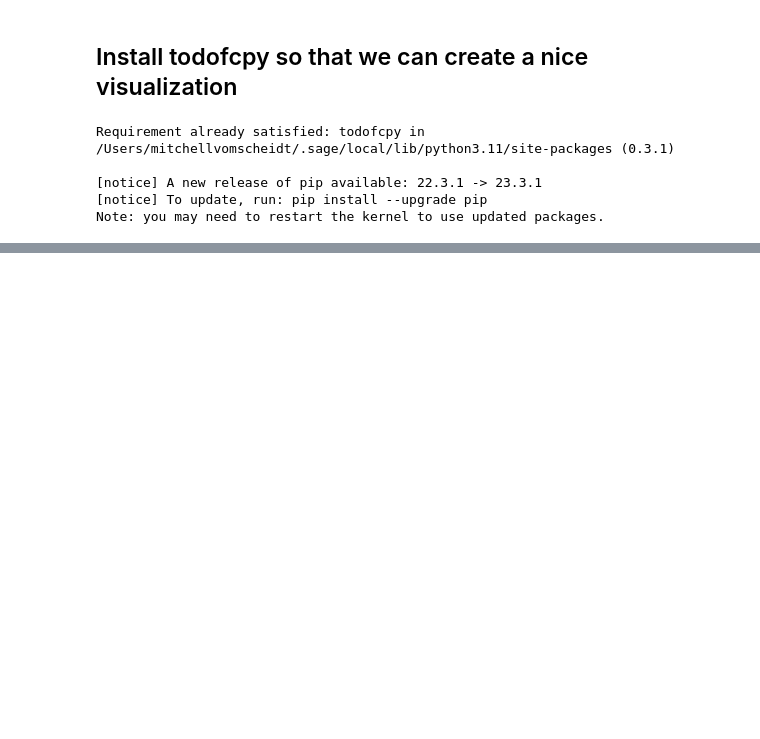
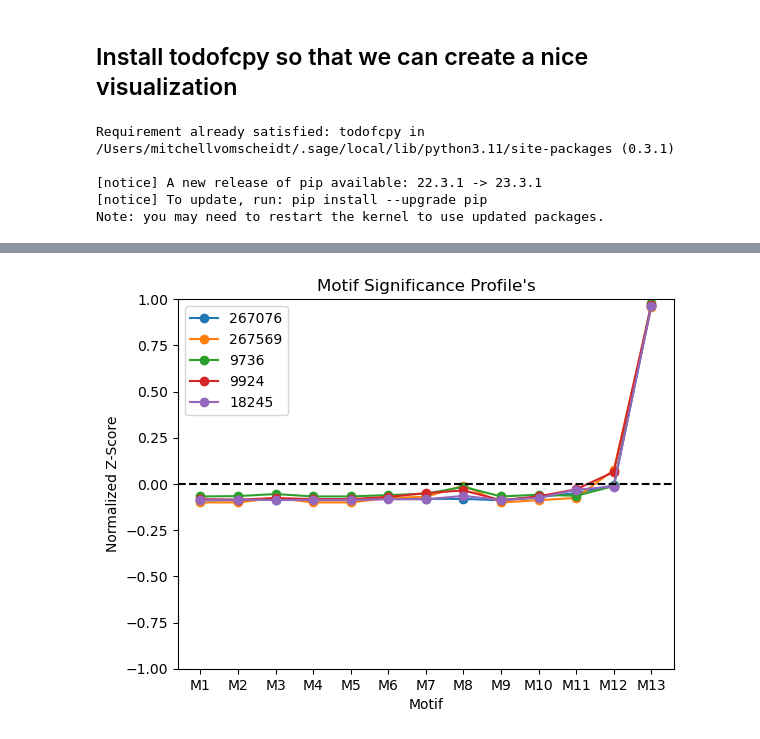
Before and after one commit to willem-strydom/soccer_pass_net, a Jupyter notebook: CSE416 - Final Project.ipynb, the cells around one changed output, grey strips where cells are left out. Saved outputs shown, nothing was run; the diff lists cells and outputs as text; code cells hidden in the pictures; blank space fills up the shorter version.

```diff
--- a/CSE416 - Final Project.ipynb
+++ b/CSE416 - Final Project.ipynb
@@ -487,0 +446,21 @@ plt.show()
+# %%
+standardized_motif_z_score_df = pd.read_excel("Motif Standardized Z-Score's.xlsx")
+
+plt.plot(standardized_motif_z_score_df['Motif'], standardized_motif_z_score_df[267076], label='267076', marker='o')
+plt.plot(standardized_motif_z_score_df['Motif'], standardized_motif_z_score_df[267569], label='267569', marker='o')
+plt.plot(standardized_motif_z_score_df['Motif'], standardized_motif_z_score_df[9736], label='9736', marker='o')
+plt.plot(standardized_motif_z_score_df['Motif'], standardized_motif_z_score_df[9924], label='9924', marker='o')
+plt.plot(standardized_motif_z_score_df['Motif'], standardized_motif_z_score_df[18245], label='18245', marker='o')
+
+plt.axhline(y=0, color='black', linestyle='--')
+plt.ylim(-1, 1)
+
+
+plt.xlabel('Motif')
+plt.ylabel('Normalized Z-Score')
+plt.title("Motif Significance Profile's")
+plt.legend()
+
+plt.show()
+# %% [output]
+[figure, added]
```
Also changed, not shown: parts of 37 cells of this notebook, 1 other file.
